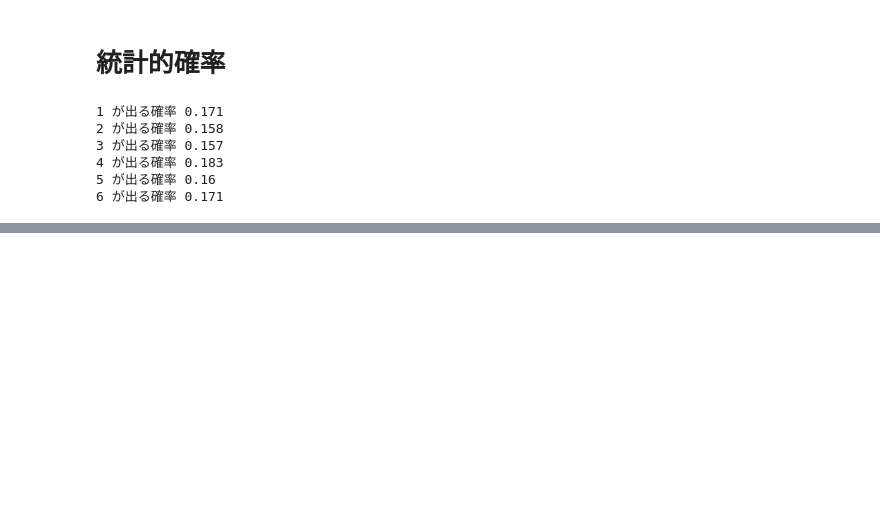
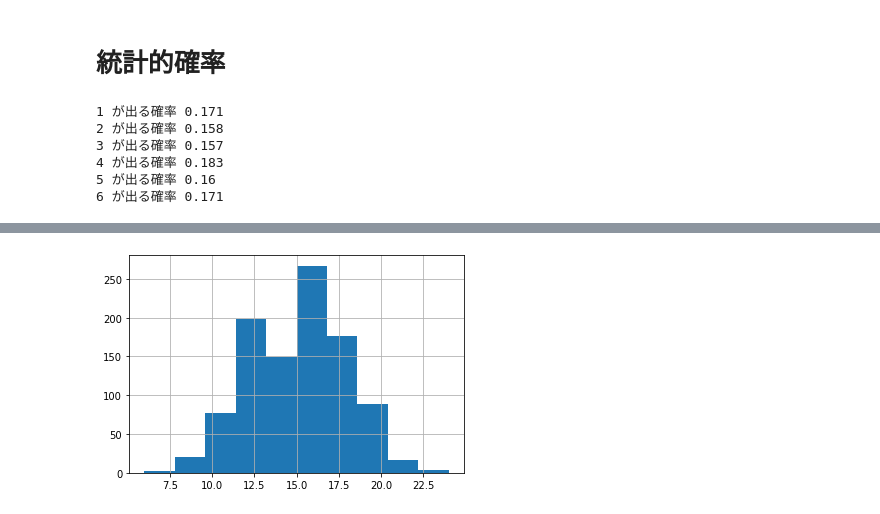
Before and after one commit to HidehikoMURAO/Data-Scientist-Training-Course, a Jupyter notebook: Chapter 4.ipynb, the cells around one changed output, grey strips where cells are left out. Drawn from its saved outputs; the diff is of its cells as text; code cells hidden in the pictures; blank space fills up the shorter version.

```diff
--- a/Chapter 4.ipynb
+++ b/Chapter 4.ipynb
@@ -46,0 +88,8 @@ for i in range(1, 7):
+# %%
+# 二項分布
+np.random.seed(0)
+x = np.random.binomial(30, 0.5, 1000)
+plt.hist(x)
+plt.grid(True)
+# %% [output]
+[figure, added]
```
Also changed, not shown: parts of 8 cells of this notebook.
